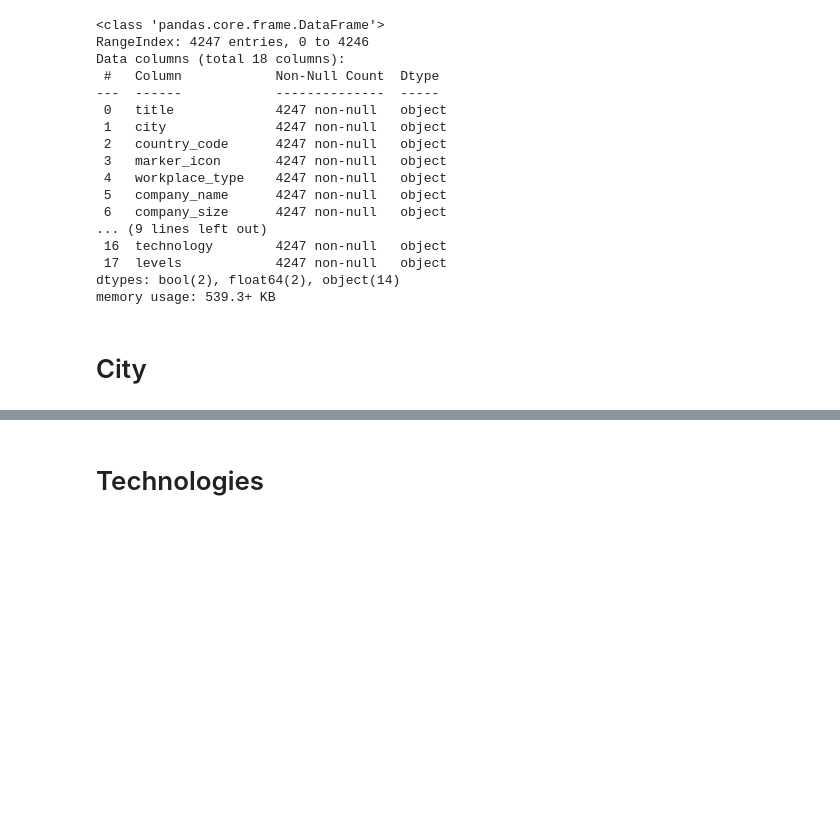
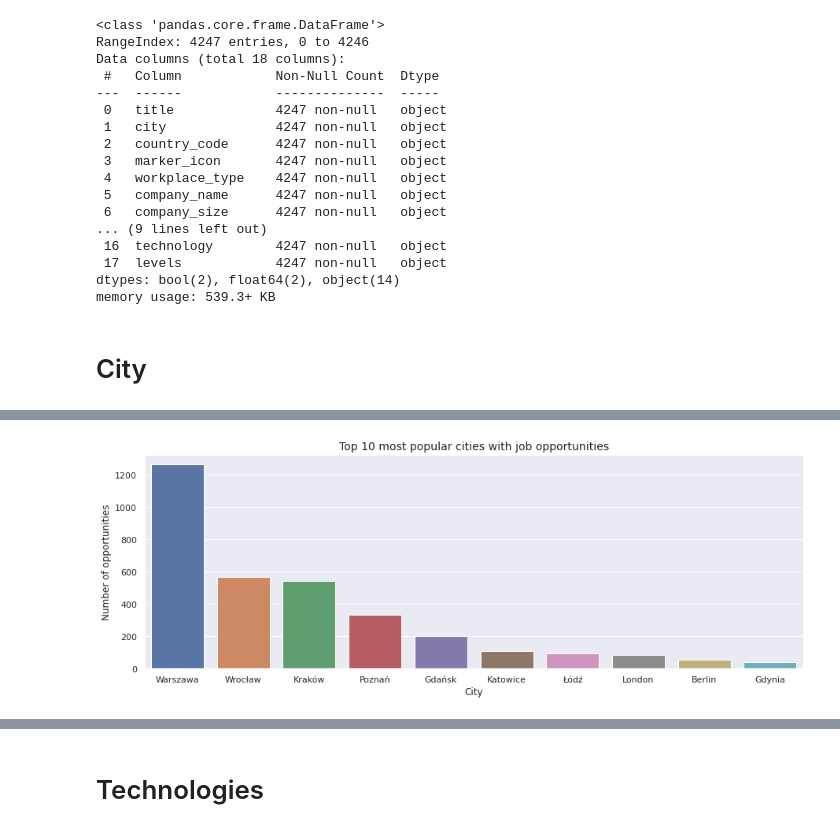
Before and after one commit to MalarzDawid/Job-Salary-Prediction, a Jupyter notebook: projects/justjoin-jobs/notebooks/EDA.ipynb, the cells around one changed output, grey strips where cells are left out. Drawn from its saved outputs; the diff is of its cells as text; code cells hidden in the pictures; blank space fills up the shorter version.

Commit message:
Switch to Seaborn

```diff
--- a/projects/justjoin-jobs/notebooks/EDA.ipynb
+++ b/projects/justjoin-jobs/notebooks/EDA.ipynb
@@ -1,4 +3,12 @@
 # %%
+import re
+
+import numpy as np
 import pandas as pd
 import matplotlib.pyplot as plt
-import plotly.express as px
+import seaborn as sns
+%matplotlib inline
+
+# Config
+sns.set_theme(style="darkgrid")
+sns.set()
@@ -61,0 +50,15 @@ fig.show()
+# %%
+# Get first ten cities from column 'city'
+city = df['city'].value_counts()[:10]
+
+# Plotting a bar graph
+plt.figure(figsize=(15,5))
+sns.barplot(x=city.index, y=city.values)
+
+# Simple config
+plt.title("Top 10 most popular cities with job opportunities", fontsize=14)
+plt.ylabel("Number of opportunities")
+plt.xlabel("City")
+plt.show()
+# %% [output]
+[figure, added]
```
Also changed, not shown: parts of 20 cells of this notebook.
